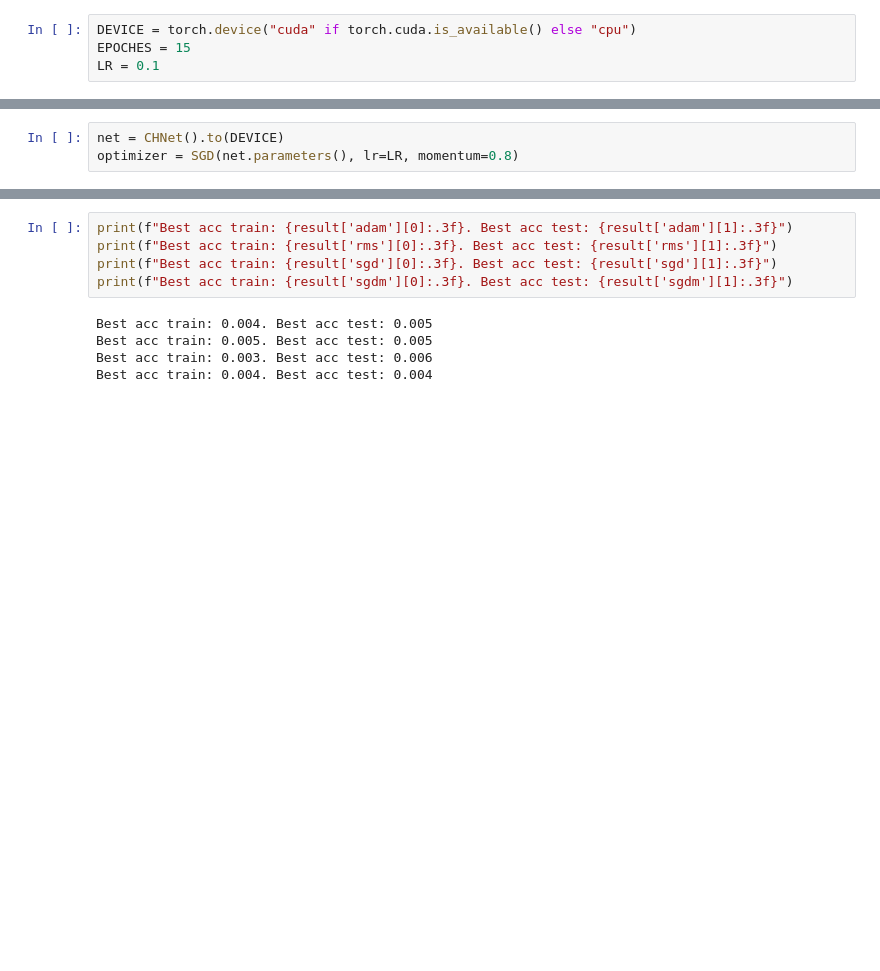
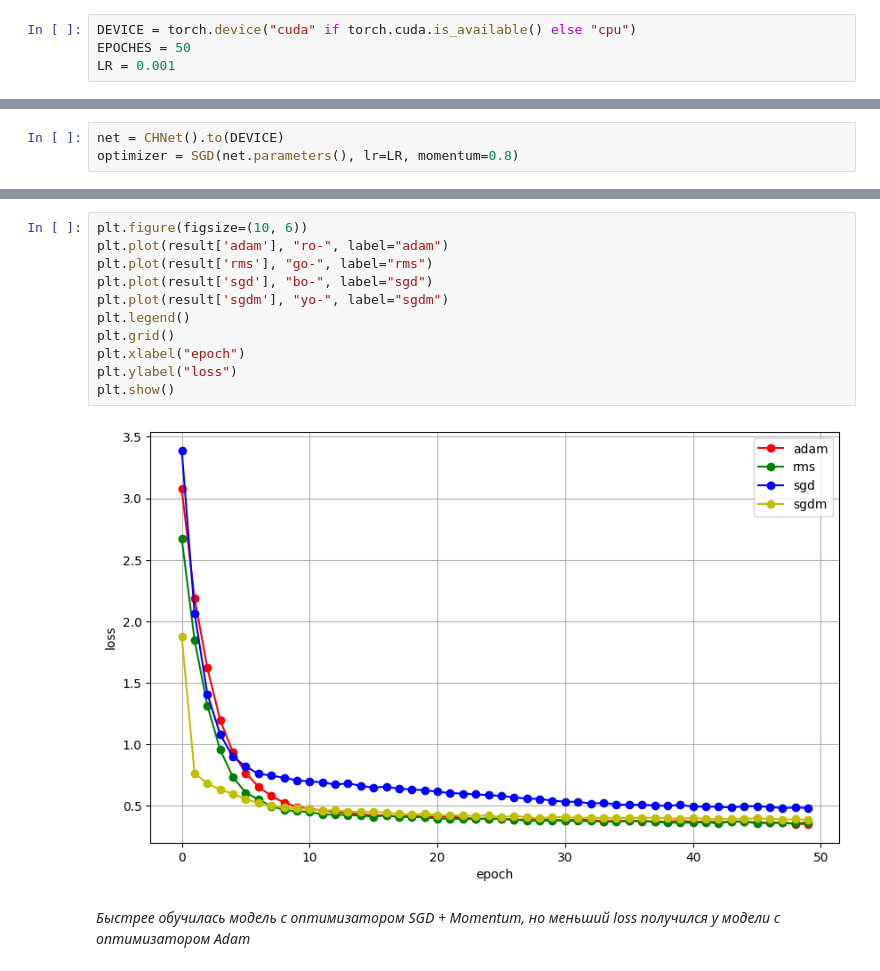
Before and after one commit to OkhotnikovVV/Education, a Jupyter notebook: GB/Quarter 05/PyTorch/Lesson 03/OVV_PT_HW_03.ipynb, the cells around one changed output, grey strips where cells are left out. Saved outputs shown, nothing was run; the diff lists cells and outputs as text; blank space fills up the shorter version.

```diff
--- a/GB/Quarter 05/PyTorch/Lesson 03/OVV_PT_HW_03.ipynb
+++ b/GB/Quarter 05/PyTorch/Lesson 03/OVV_PT_HW_03.ipynb
@@ -21,8 +21,8 @@ from sklearn.model_selection import train_test_split
 from sklearn.preprocessing import StandardScaler
 # %%
 DEVICE = torch.device("cuda" if torch.cuda.is_available() else "cpu")
-EPOCHES = 15
-LR = 0.1
+EPOCHES = 50
+LR = 0.001
 # %%
 class CHDataset(Dataset):
     def __init__(self, *init_datasets):
@@ -250,10 +238,15 @@ Wall time: 25.7 s
-# %%
-print(f"Best acc train: {result['adam'][0]:.3f}. Best acc test: {result['adam'][1]:.3f}")
-print(f"Best acc train: {result['rms'][0]:.3f}. Best acc test: {result['rms'][1]:.3f}")
-print(f"Best acc train: {result['sgd'][0]:.3f}. Best acc test: {result['sgd'][1]:.3f}")
-print(f"Best acc train: {result['sgdm'][0]:.3f}. Best acc test: {result['sgdm'][1]:.3f}")
-# %% [output]
-Best acc train: 0.004. Best acc test: 0.005
-Best acc train: 0.005. Best acc test: 0.005
-Best acc train: 0.003. Best acc test: 0.006
-Best acc train: 0.004. Best acc test: 0.004
+# %%
+plt.figure(figsize=(10, 6))
+plt.plot(result['adam'], "ro-", label="adam")
+plt.plot(result['rms'], "go-", label="rms")
+plt.plot(result['sgd'], "bo-", label="sgd")
+plt.plot(result['sgdm'], "yo-", label="sgdm")
+plt.legend()
+plt.grid()
+plt.xlabel("epoch")
+plt.ylabel("loss")
+plt.show()
+# %% [output]
+[figure, added]
+# %% [markdown]
+*Быстрее обучилась модель с оптимизатором SGD + Momentum, но меньший loss получился у модели с оптимизатором Adam*
```
Also changed, not shown: parts of 7 cells of this notebook.
